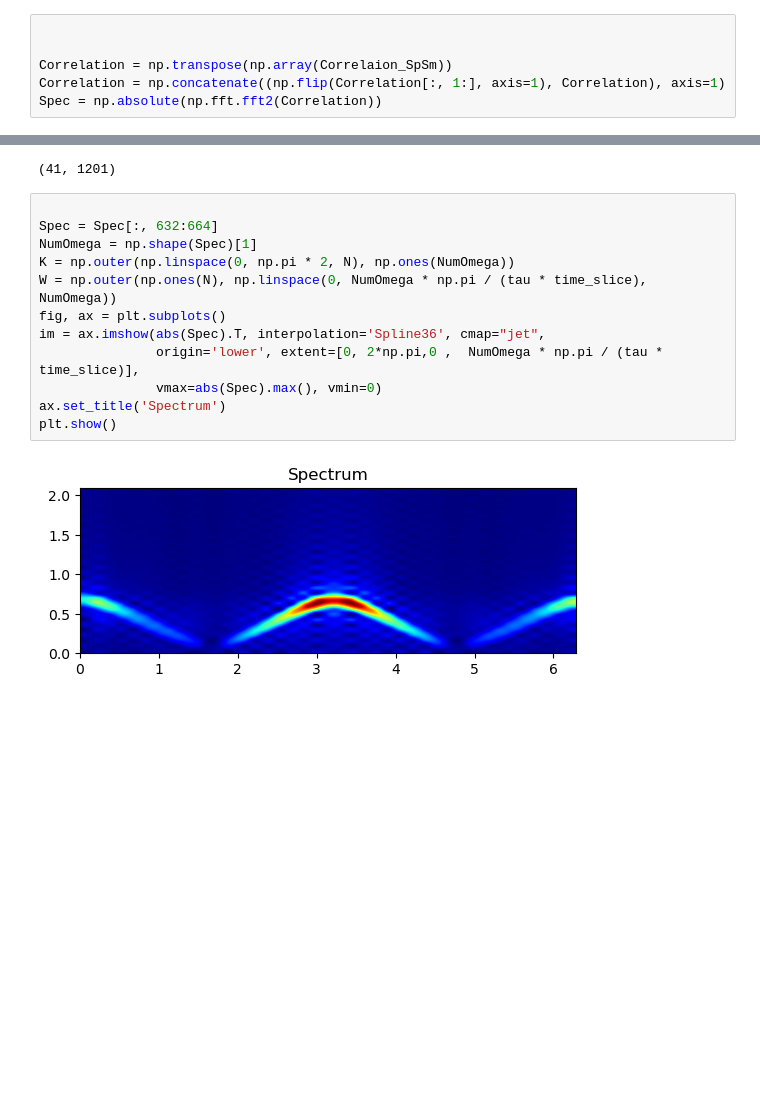
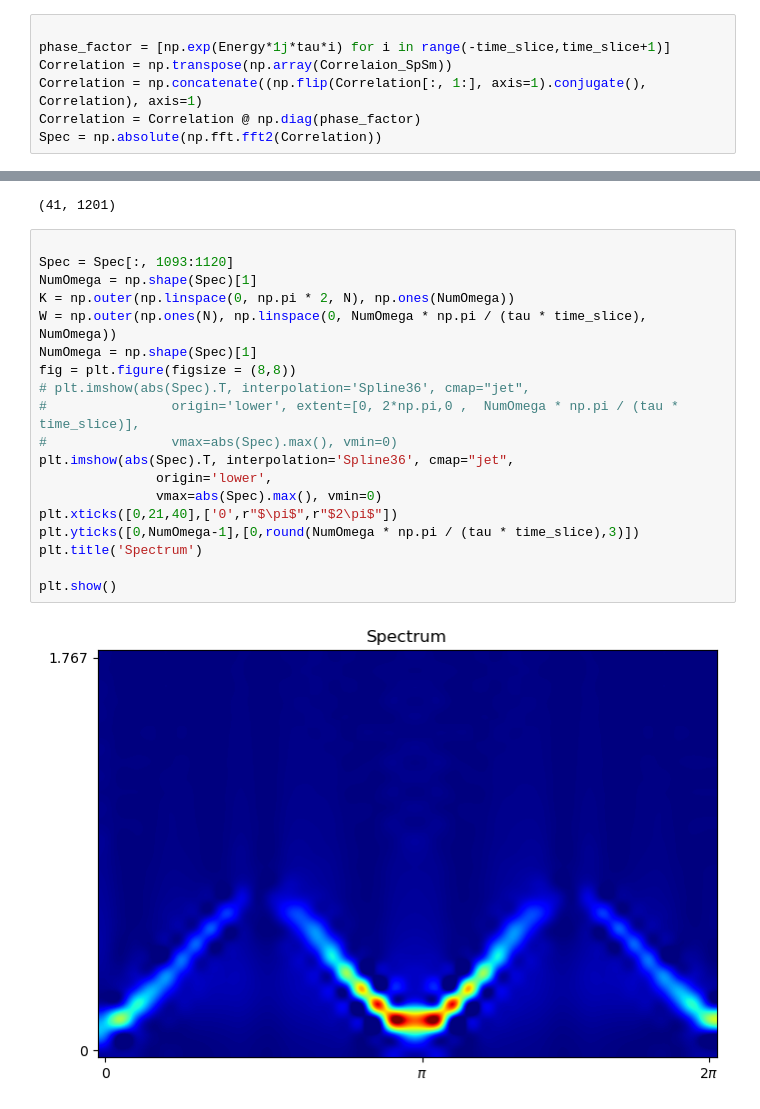
Before and after one commit to DavidGoing/DMRG, a Jupyter notebook: DMRG_TEBD spin1.ipynb, the cells around one changed output, grey strips where cells are left out. Saved outputs shown, nothing was run; the diff lists cells and outputs as text; blank space fills up the shorter version.

Commit message:
add conjugate at negative time region

```diff
--- a/DMRG_TEBD spin1.ipynb
+++ b/DMRG_TEBD spin1.ipynb
@@ -625,9 +625,10 @@ $$
 To improve the result, you can try to add a gaussian window while doing Fourier transform.
 # %%
 
-
+phase_factor = [np.exp(Energy*1j*tau*i) for i in range(-time_slice,time_slice+1)]
 Correlation = np.transpose(np.array(Correlaion_SpSm))
-Correlation = np.concatenate((np.flip(Correlation[:, 1:], axis=1), Correlation), axis=1)
+Correlation = np.concatenate((np.flip(Correlation[:, 1:], axis=1).conjugate(), Correlation), axis=1)
+Correlation = Correlation @ np.diag(phase_factor)
 Spec = np.absolute(np.fft.fft2(Correlation))
 # %%
 Spec.shape
@@ -635,15 +636,22 @@ Spec.shape
 (41, 1201)
 # %%
 
-Spec = Spec[:, 632:664]
+Spec = Spec[:, 1093:1120]
 NumOmega = np.shape(Spec)[1]
 K = np.outer(np.linspace(0, np.pi * 2, N), np.ones(NumOmega))
 W = np.outer(np.ones(N), np.linspace(0, NumOmega * np.pi / (tau * time_slice), NumOmega))
-fig, ax = plt.subplots()
-im = ax.imshow(abs(Spec).T, interpolation='Spline36', cmap="jet",
-               origin='lower', extent=[0, 2*np.pi,0 ,  NumOmega * np.pi / (tau * time_slice)],
+NumOmega = np.shape(Spec)[1]
+fig = plt.figure(figsize = (8,8))
+# plt.imshow(abs(Spec).T, interpolation='Spline36', cmap="jet",
+#                origin='lower', extent=[0, 2*np.pi,0 ,  NumOmega * np.pi / (tau * time_slice)],
+#                vmax=abs(Spec).max(), vmin=0)
+plt.imshow(abs(Spec).T, interpolation='Spline36', cmap="jet",
+               origin='lower',
                vmax=abs(Spec).max(), vmin=0)
-ax.set_title('Spectrum')
+plt.xticks([0,21,40],['0',r"$\pi$",r"$2\pi$"])
+plt.yticks([0,NumOmega-1],[0,round(NumOmega * np.pi / (tau * time_slice),3)])
+plt.title('Spectrum')
+
 plt.show()
 # %% [output]
-[figure, old version]
+[figure, new version]
```
Also changed, not shown: parts of 1 cell of this notebook, 1 other file.
